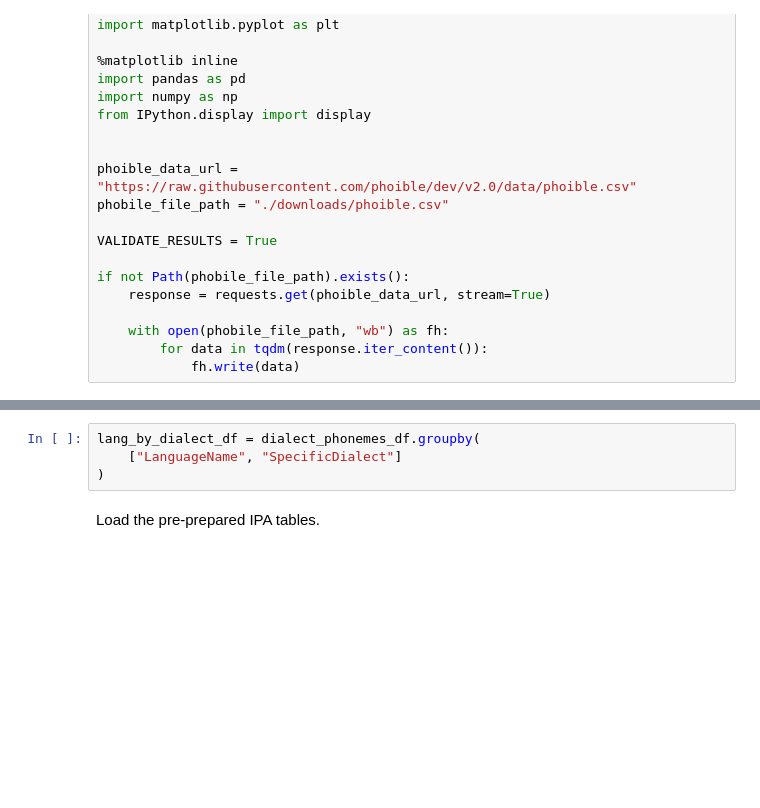
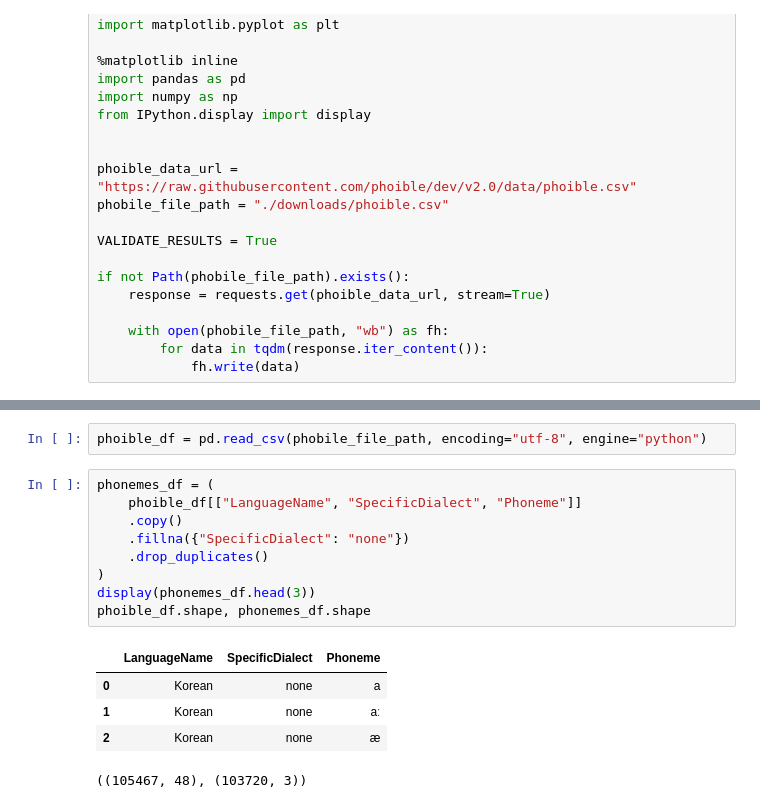
Before and after one commit to Pappa/conlanger, a Jupyter notebook: notebooks/prepare_phoible_data.ipynb, the cells around one changed output, grey strips where cells are left out. Drawn from its saved outputs; the diff is of its cells as text; blank space fills up the shorter version.

```diff
--- a/notebooks/prepare_phoible_data.ipynb
+++ b/notebooks/prepare_phoible_data.ipynb
@@ -96,9 +24,20 @@ dialect_phonemes_df.head(3)
-# %%
-lang_by_dialect_df = dialect_phonemes_df.groupby(
-    ["LanguageName", "SpecificDialect"]
-)
-# %% [markdown]
-Load the pre-prepared IPA tables.
+# %%
+phoible_df = pd.read_csv(phobile_file_path, encoding="utf-8", engine="python")
+# %%
+phonemes_df = (
+    phoible_df[["LanguageName", "SpecificDialect", "Phoneme"]]
+    .copy()
+    .fillna({"SpecificDialect": "none"})
+    .drop_duplicates()
+)
+display(phonemes_df.head(3))
+phoible_df.shape, phonemes_df.shape
+# %% [output]
+|  | LanguageName | SpecificDialect | Phoneme |
+| 0 | Korean | none | a |
+| 1 | Korean | none | aː |
+| 2 | Korean | none | æ |
+((105467, 48), (103720, 3))
 # %%
 cons_pl_tbl_df = pd.read_csv(
     "./data/consonants_plumonic.csv",
```
Also changed, not shown: parts of 27 cells of this notebook, 7 other files.
